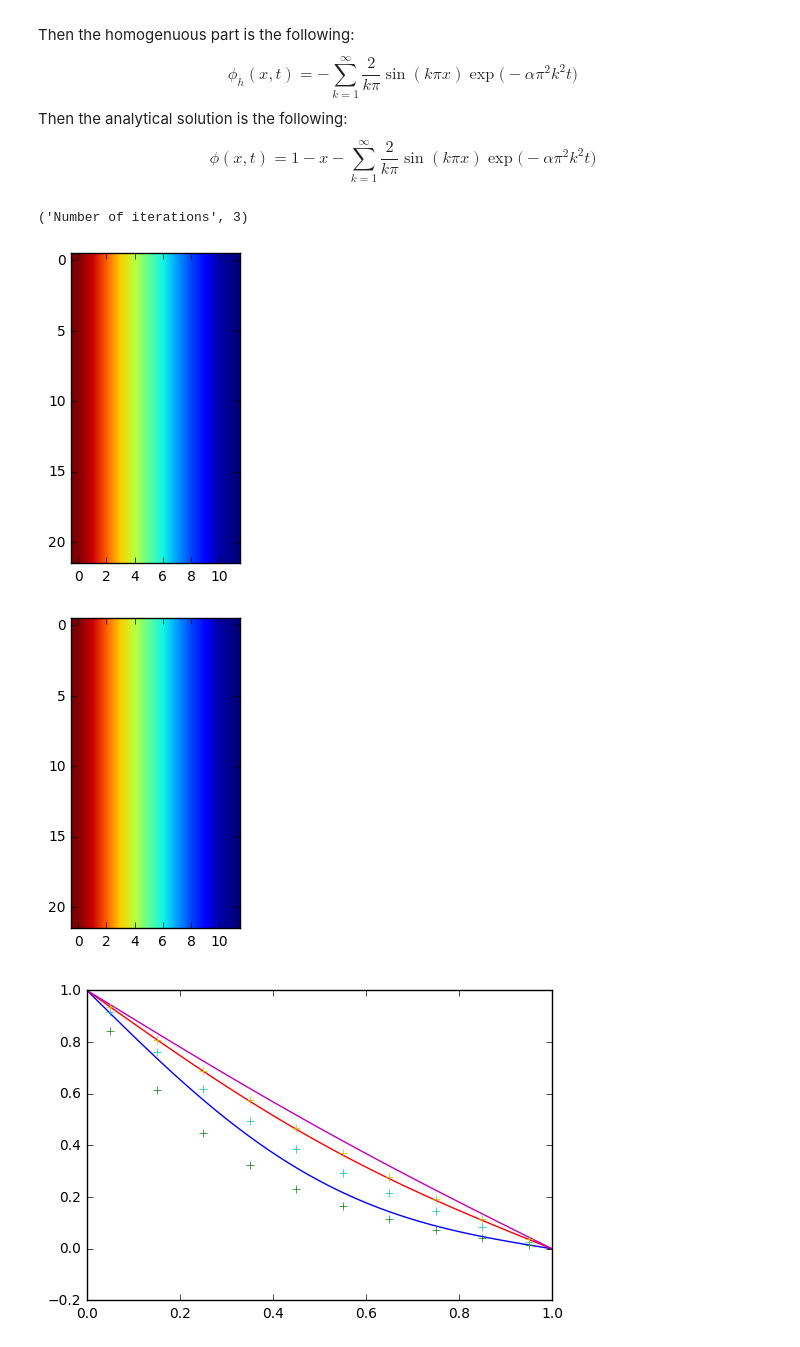
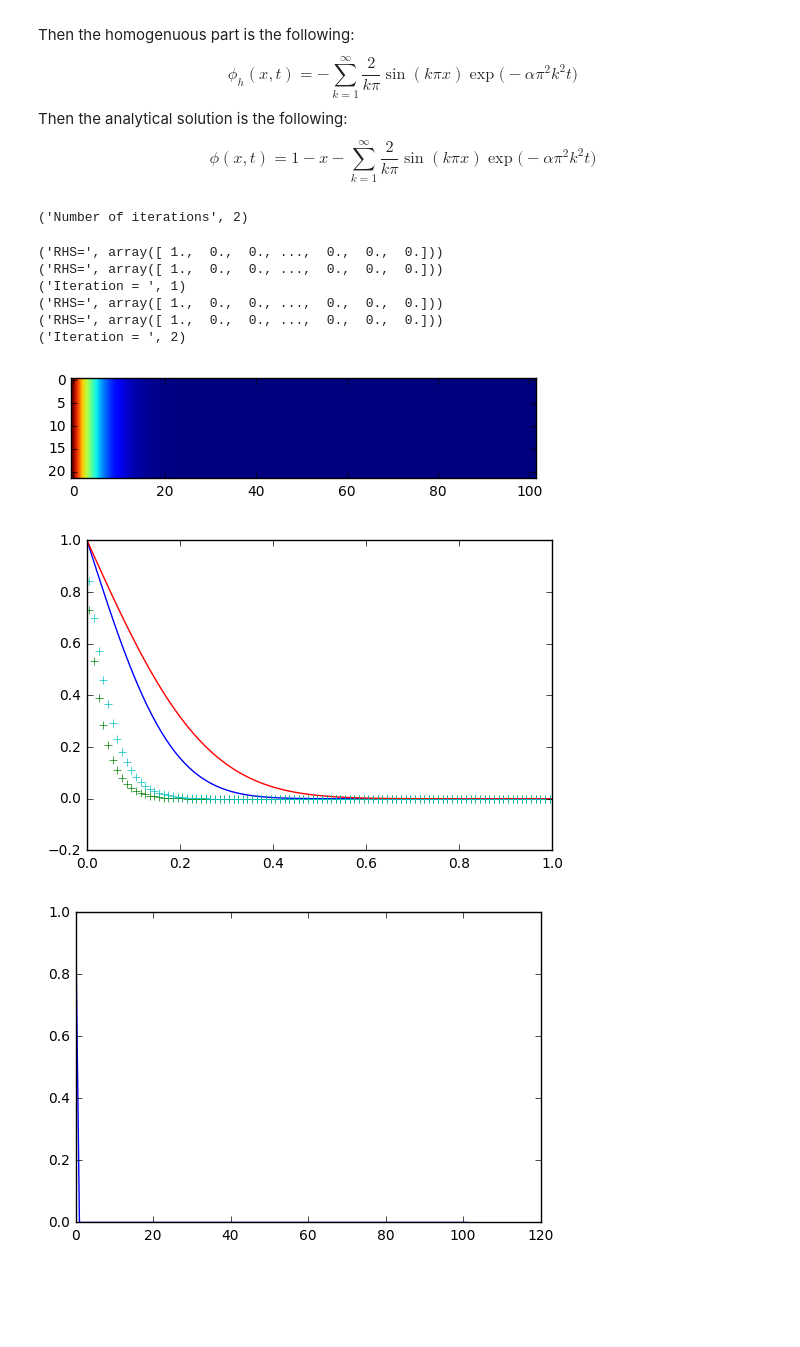
Before and after one commit to shurikkuzmin/FiniteVolumeADE, a Jupyter notebook: finite_volume_ade.ipynb, the cells around one changed output. Saved outputs shown, nothing was run; the diff lists cells and outputs as text; code cells hidden in the pictures; blank space fills up the shorter version.

```diff
--- a/finite_volume_ade.ipynb
+++ b/finite_volume_ade.ipynb
@@ -82,21 +82,21 @@ Populating the interactive namespace from numpy and matplotlib
 `%matplotlib` prevents importing * from pylab and numpy
   "\n`%matplotlib` prevents importing * from pylab and numpy"
 # %%
-NX=10
+NX=100
 NY=20
-LX = 1
-LY = 2
-deltax = float(LX)/NX
-deltay = float(LY)/NY
+LX = 1.0
+LY = 2.0
+deltax = LX/NX
+deltay = LY/NY
 rhs = numpy.zeros(((NY+2)*(NX+2),))
 mat = numpy.zeros(((NX+2)*(NY+2),(NX+2)*(NY+2)))
 
 xfv = numpy.zeros((NX+2,))
-xfv[NX+1]=1.0
-xfv[1:NX+1] = numpy.linspace(0.5/NX,1-0.5/NX,NX)
+xfv[NX+1] = LX
+xfv[1:NX+1] = numpy.linspace(0.5*deltax,LX-0.5*deltax,NX)
 yfv = numpy.zeros((NY+2,))
-yfv[NY+1] = 2.0
-yfv[1:NY+1] = numpy.linspace(1/NY,2 - 1/NY,NY)
+yfv[NY+1] = LY
+yfv[1:NY+1] = numpy.linspace(0.5*deltay,LY-0.5*deltay,NY)
 
 print("DeltaX = ", deltax, " DeltaY = ", deltay)
 # %% [output]
@@ -105,7 +105,7 @@ print("DeltaX = ", deltax, " DeltaY = ", deltay)
 Notice that boundary conditions will enter as follows:
 # %%
 def convert(indX,indY):
-    return indY*(NX+2)+indX
+    return ((indY+NY+2)%(NY+2))*(NX+2)+indX
 
 for j in range(NY+2):
     rhs[convert(0,j)] = 1
@@ -348,8 +334,8 @@ def analytical(time):
     numTerms = 200
     numX = 101
 
-    x=numpy.linspace(0,1,numX)
-    sol = 1 - x
+    x=numpy.linspace(0,LX,numX)
+    sol = LX - x
     alpha = 1
     for term in range(1,numTerms+1):
         sol = sol - 2.0/(term*numpy.pi)*numpy.sin(term * numpy.pi*x)*numpy.exp(-alpha*(numpy.pi**2)*(term**2)*time)
@@ -357,32 +343,43 @@ def analytical(time):
 # %%
 import time
 from IPython import display
-totalTime = 0.3
+totalTime = 0.02
 numIterations = int(ceil(totalTime/deltat))
 print("Number of iterations",numIterations)
 # %% [output]
-('Number of iterations', 3)
+('Number of iterations', 2)
 # %%
 phi=numpy.zeros(((NY+2)*(NX+2),))
 phi[::NX+2]=1
+pylab.figure(99)
+pylab.plot(phi.reshape((NY+2,NX+2))[10,:])
 for iteration in range(1,numIterations+1):
     phi_old = phi
+    rhs = numpy.zeros(((NY+2)*(NX+2),))
+    mat = numpy.zeros(((NX+2)*(NY+2),(NX+2)*(NY+2)))
     updateMatrix(mat,rhs,phi_old)
+    print("RHS=",rhs)
+    phi = numpy.linalg.solve(mat,rhs)
 
-    phi = numpy.linalg.solve(mat,rhs)
     phi_mat=phi.reshape((NY+2,NX+2))
     pylab.figure(1)
     pylab.imshow(phi_mat)
     print("Iteration = ",iteration)
-    display.clear_output(wait=True)
-    display.display(pylab.gcf())
+    #display.clear_output(wait=True)
+    #display.display(pylab.gcf())
 
     pylab.figure(2)
     xan,an = analytical(iteration*deltat)
     pylab.plot(xan,an)
     pylab.plot(xfv,phi_mat[10,:],"+")
     time.sleep(0.1)
 # %% [output]
+('RHS=', array([ 1.,  0.,  0., ...,  0.,  0.,  0.]))
+('RHS=', array([ 1.,  0.,  0., ...,  0.,  0.,  0.]))
+('Iteration = ', 1)
+('RHS=', array([ 1.,  0.,  0., ...,  0.,  0.,  0.]))
+('RHS=', array([ 1.,  0.,  0., ...,  0.,  0.,  0.]))
+('Iteration = ', 2)
-[figure, old version]
+[figure, new version]
-[figure, old version]
+[figure, new version]
-[figure, old version]
+[figure, new version]
```
Also changed, not shown: parts of 4 cells of this notebook.
